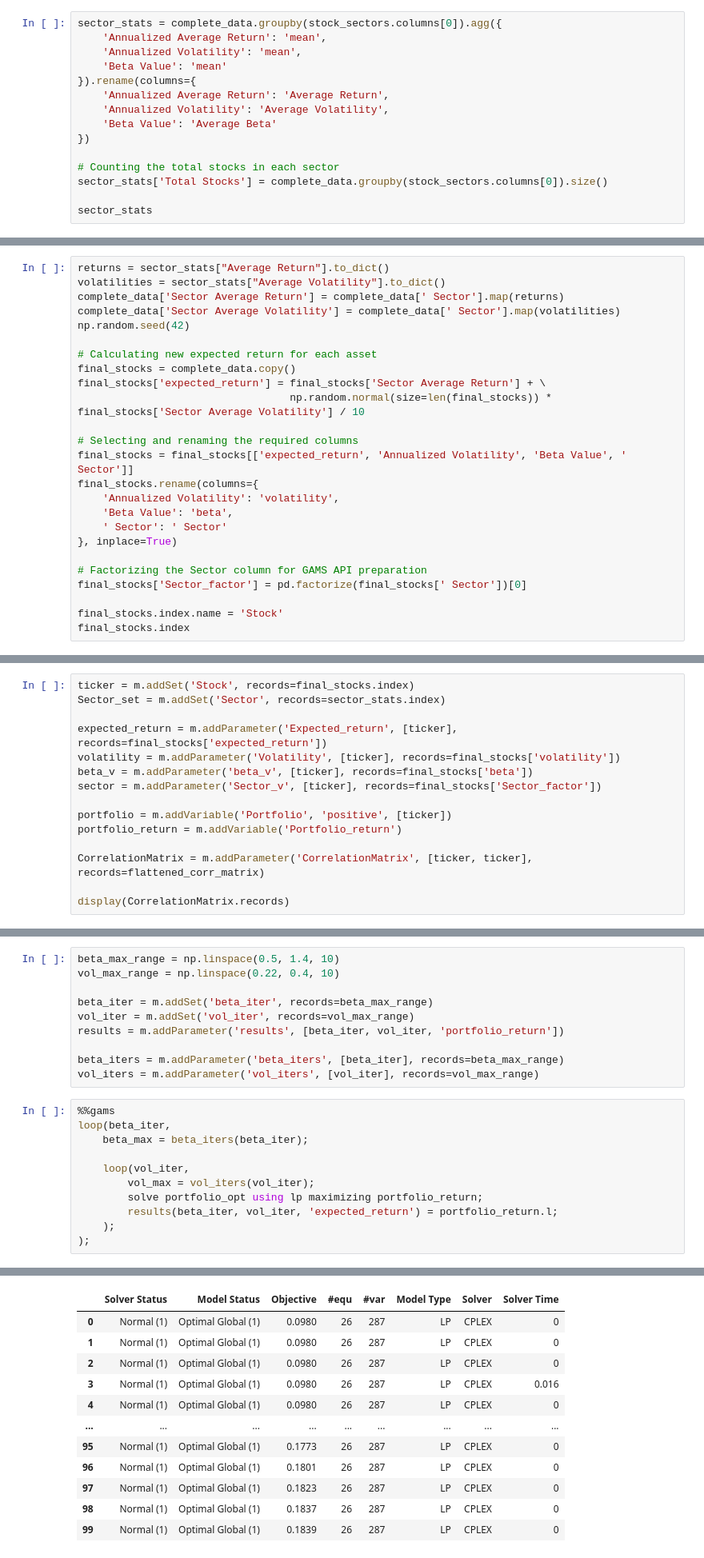
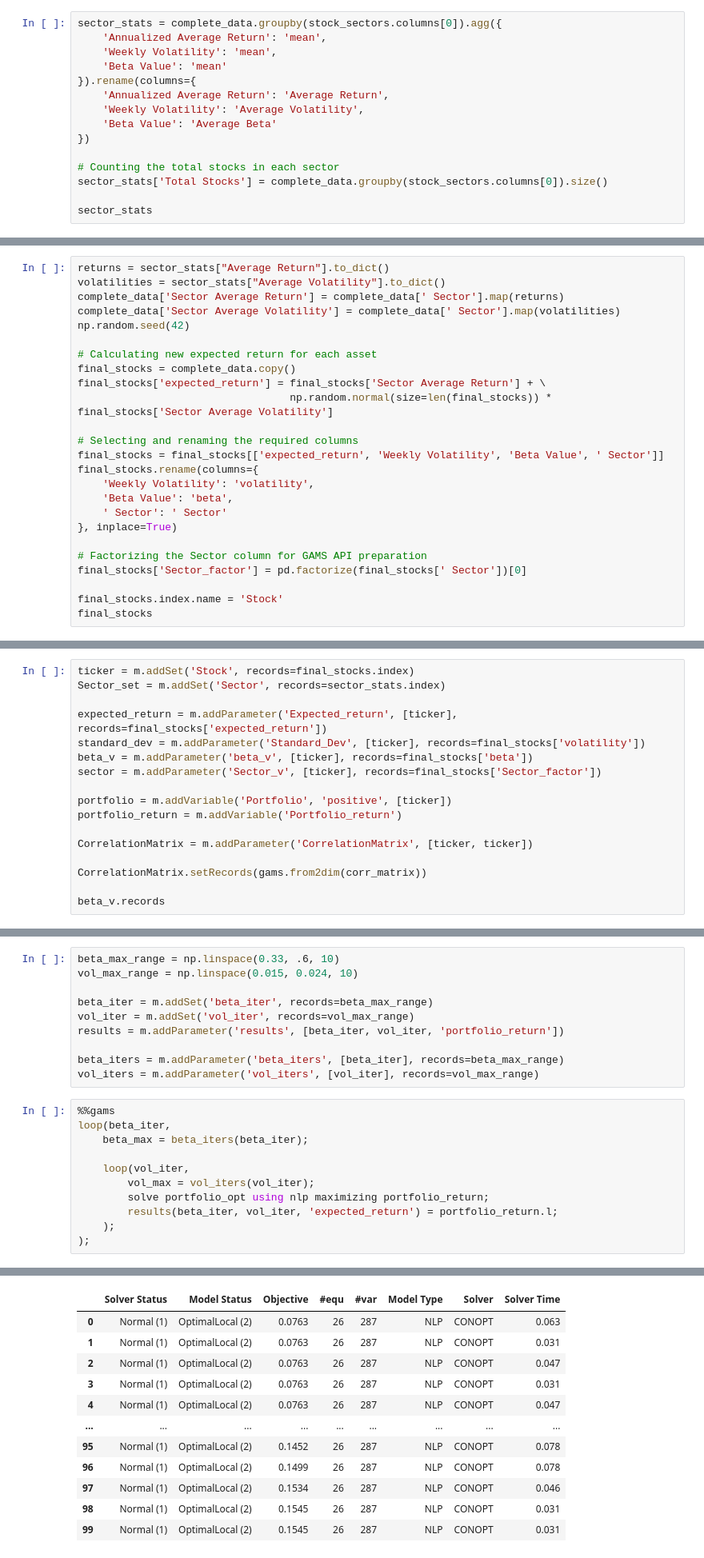
Before and after one commit to hproloff/final_proj_cs524, a Jupyter notebook: extra/project.ipynb, the cells around one changed output, grey strips where cells are left out. Shown at 80% size. Saved outputs shown, nothing was run; the diff lists cells and outputs as text.

```diff
--- a/extra/project.ipynb
+++ b/extra/project.ipynb
@@ -72,11 +120,11 @@ complete_data.head()
 # %%
 sector_stats = complete_data.groupby(stock_sectors.columns[0]).agg({
     'Annualized Average Return': 'mean',
-    'Annualized Volatility': 'mean',
+    'Weekly Volatility': 'mean',
     'Beta Value': 'mean'
 }).rename(columns={
     'Annualized Average Return': 'Average Return',
-    'Annualized Volatility': 'Average Volatility',
+    'Weekly Volatility': 'Average Volatility',
     'Beta Value': 'Average Beta'
 })
 
@@ -116,12 +174,12 @@ np.random.seed(42)
 # Calculating new expected return for each asset
 final_stocks = complete_data.copy()
 final_stocks['expected_return'] = final_stocks['Sector Average Return'] + \
-                                  np.random.normal(size=len(final_stocks)) * final_stocks['Sector Average Volatility'] / 10
+                                  np.random.normal(size=len(final_stocks)) * final_stocks['Sector Average Volatility']
 
 # Selecting and renaming the required columns
-final_stocks = final_stocks[['expected_return', 'Annualized Volatility', 'Beta Value', ' Sector']]
+final_stocks = final_stocks[['expected_return', 'Weekly Volatility', 'Beta Value', ' Sector']]
 final_stocks.rename(columns={
-    'Annualized Volatility': 'volatility',
+    'Weekly Volatility': 'volatility',
     'Beta Value': 'beta',
     ' Sector': ' Sector'
 }, inplace=True)
@@ -130,5 +188,5 @@ final_stocks.rename(columns={
 final_stocks['Sector_factor'] = pd.factorize(final_stocks[' Sector'])[0]
 
 final_stocks.index.name = 'Stock'
-final_stocks.index
+final_stocks
 # %% [output]
@@ -226,14 +296,16 @@ ticker = m.addSet('Stock', records=final_stocks.index)
 Sector_set = m.addSet('Sector', records=sector_stats.index)
 
 expected_return = m.addParameter('Expected_return', [ticker], records=final_stocks['expected_return'])
-volatility = m.addParameter('Volatility', [ticker], records=final_stocks['volatility'])
+standard_dev = m.addParameter('Standard_Dev', [ticker], records=final_stocks['volatility'])
 beta_v = m.addParameter('beta_v', [ticker], records=final_stocks['beta'])
 sector = m.addParameter('Sector_v', [ticker], records=final_stocks['Sector_factor'])
 
 portfolio = m.addVariable('Portfolio', 'positive', [ticker])
 portfolio_return = m.addVariable('Portfolio_return')
 
-CorrelationMatrix = m.addParameter('CorrelationMatrix', [ticker, ticker], records=flattened_corr_matrix)
+CorrelationMatrix = m.addParameter('CorrelationMatrix', [ticker, ticker])
 
-display(CorrelationMatrix.records)
+CorrelationMatrix.setRecords(gams.from2dim(corr_matrix))
+
+beta_v.records
 # %% [output]
@@ -301,6 +423,6 @@ get_portfolio_insights(portfolio.records, final_stocks)
 # %%
-beta_max_range = np.linspace(0.5, 1.4, 10)
-vol_max_range = np.linspace(0.22, 0.4, 10)
+beta_max_range = np.linspace(0.33, .6, 10)
+vol_max_range = np.linspace(0.015, 0.024, 10)
 
 beta_iter = m.addSet('beta_iter', records=beta_max_range)
 vol_iter = m.addSet('vol_iter', records=vol_max_range)
@@ -311,29 +433,29 @@ vol_iters = m.addParameter('vol_iters', [vol_iter], records=vol_max_range)
 # %%
 %%gams
 loop(beta_iter,
     beta_max = beta_iters(beta_iter);
 
     loop(vol_iter,
         vol_max = vol_iters(vol_iter);
-        solve portfolio_opt using lp maximizing portfolio_return;
+        solve portfolio_opt using nlp maximizing portfolio_return;
         results(beta_iter, vol_iter, 'expected_return') = portfolio_return.l;
     );
 );
 # %% [output]
 --- Warning: The GAMS version (44.3.0) differs from the API version (45.4.0).
 --- Warning: The GAMS version (44.3.0) differs from the API version (45.4.0).
 |  | Solver Status | Model Status | Objective | #equ | #var | Model Type | Solver | Solver Time |
-| 0 | Normal (1) | Optimal Global (1) | 0.0980 | 26 | 287 | LP | CPLEX | 0 |
-| 1 | Normal (1) | Optimal Global (1) | 0.0980 | 26 | 287 | LP | CPLEX | 0 |
-| 2 | Normal (1) | Optimal Global (1) | 0.0980 | 26 | 287 | LP | CPLEX | 0 |
-| 3 | Normal (1) | Optimal Global (1) | 0.0980 | 26 | 287 | LP | CPLEX | 0.016 |
-| 4 | Normal (1) | Optimal Global (1) | 0.0980 | 26 | 287 | LP | CPLEX | 0 |
+| 0 | Normal (1) | OptimalLocal (2) | 0.0763 | 26 | 287 | NLP | CONOPT | 0.063 |
+| 1 | Normal (1) | OptimalLocal (2) | 0.0763 | 26 | 287 | NLP | CONOPT | 0.031 |
+| 2 | Normal (1) | OptimalLocal (2) | 0.0763 | 26 | 287 | NLP | CONOPT | 0.047 |
+| 3 | Normal (1) | OptimalLocal (2) | 0.0763 | 26 | 287 | NLP | CONOPT | 0.031 |
+| 4 | Normal (1) | OptimalLocal (2) | 0.0763 | 26 | 287 | NLP | CONOPT | 0.047 |
 | ... | ... | ... | ... | ... | ... | ... | ... | ... |
-| 95 | Normal (1) | Optimal Global (1) | 0.1773 | 26 | 287 | LP | CPLEX | 0 |
-| 96 | Normal (1) | Optimal Global (1) | 0.1801 | 26 | 287 | LP | CPLEX | 0 |
-| 97 | Normal (1) | Optimal Global (1) | 0.1823 | 26 | 287 | LP | CPLEX | 0 |
-| 98 | Normal (1) | Optimal Global (1) | 0.1837 | 26 | 287 | LP | CPLEX | 0 |
-| 99 | Normal (1) | Optimal Global (1) | 0.1839 | 26 | 287 | LP | CPLEX | 0 |
+| 95 | Normal (1) | OptimalLocal (2) | 0.1452 | 26 | 287 | NLP | CONOPT | 0.078 |
+| 96 | Normal (1) | OptimalLocal (2) | 0.1499 | 26 | 287 | NLP | CONOPT | 0.078 |
+| 97 | Normal (1) | OptimalLocal (2) | 0.1534 | 26 | 287 | NLP | CONOPT | 0.046 |
+| 98 | Normal (1) | OptimalLocal (2) | 0.1545 | 26 | 287 | NLP | CONOPT | 0.031 |
+| 99 | Normal (1) | OptimalLocal (2) | 0.1545 | 26 | 287 | NLP | CONOPT | 0.031 |
 100 rows × 8 columns
 # %%
 results.records
```
Also changed, not shown: parts of 28 cells of this notebook.
